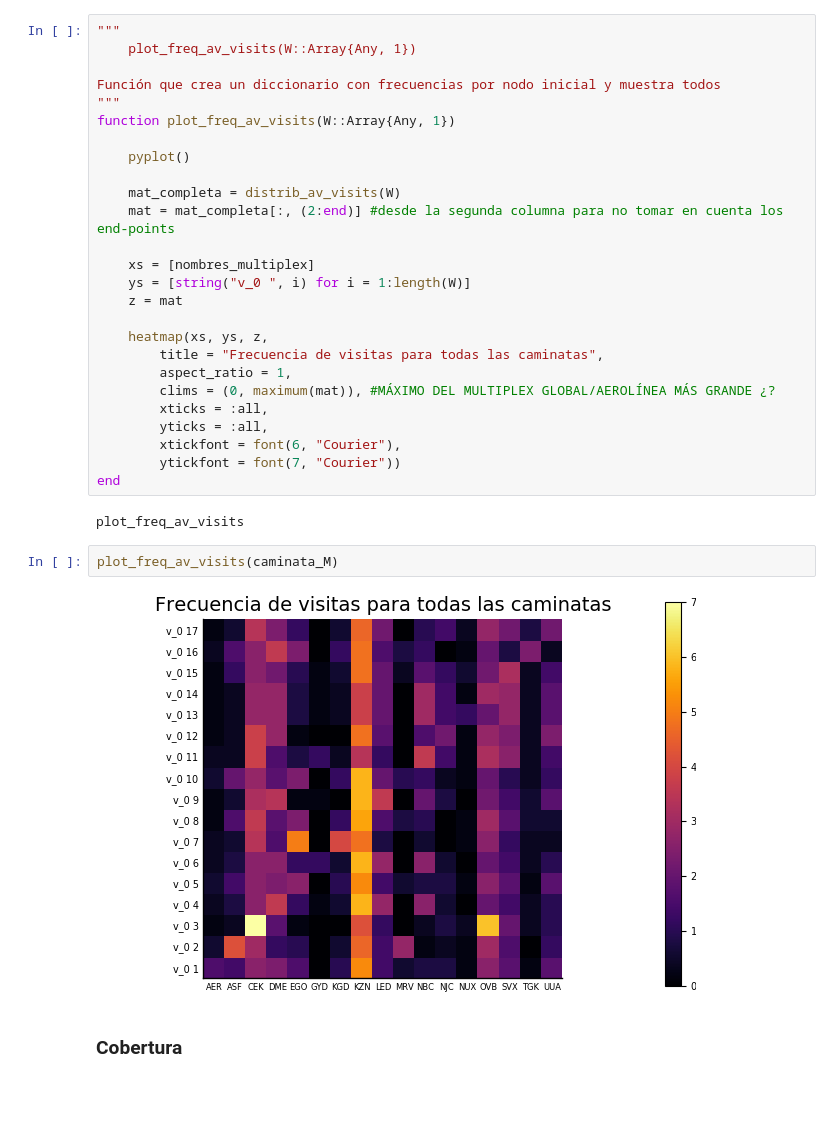
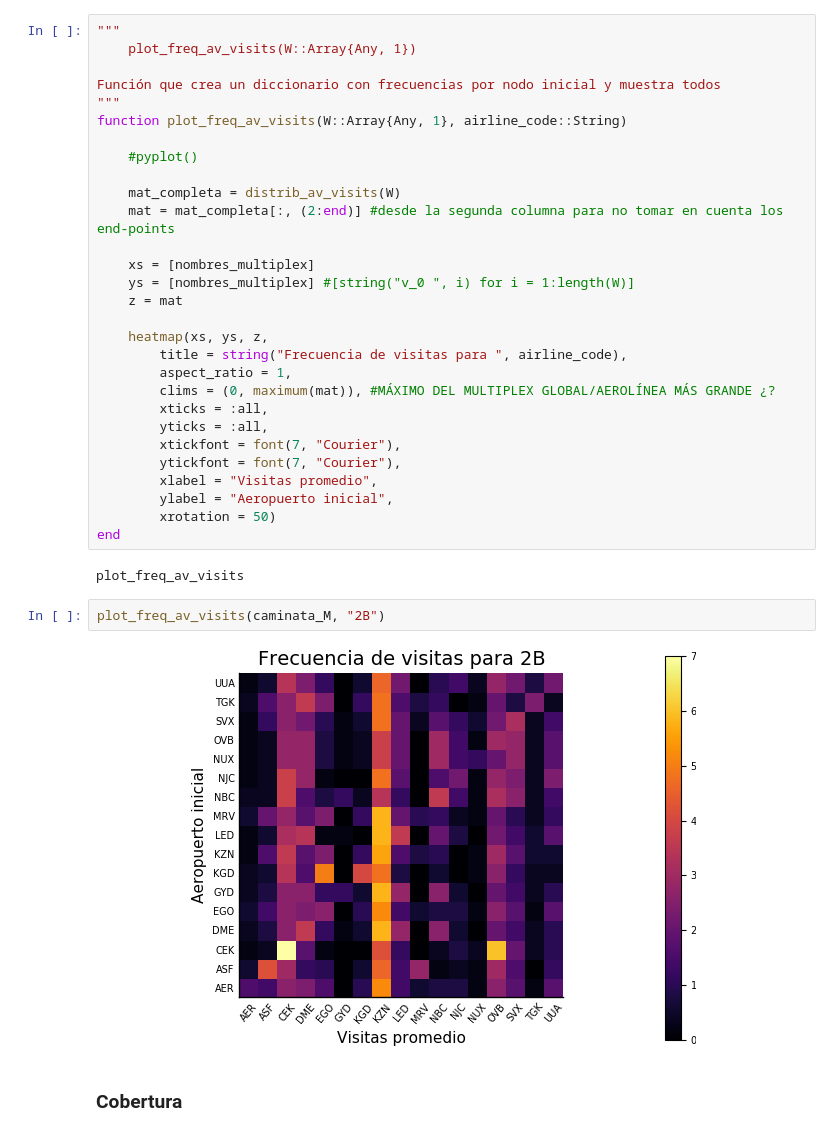
Before and after one commit to Yuriyama/Proyecto_aerolineas, a Jupyter notebook: Code/2B.ipynb, the cells around one changed output. Cells and saved outputs as stored; diff of their text form; blank space fills up the shorter version.

```diff
--- a/Code/2B.ipynb
+++ b/Code/2B.ipynb
@@ -968,32 +973,35 @@ distrib_av_visits
 
 Función que crea un diccionario con frecuencias por nodo inicial y muestra todos
 """
-function plot_freq_av_visits(W::Array{Any, 1})
+function plot_freq_av_visits(W::Array{Any, 1}, airline_code::String)
 
-    pyplot()
+    #pyplot()
 
     mat_completa = distrib_av_visits(W)
     mat = mat_completa[:, (2:end)] #desde la segunda columna para no tomar en cuenta los end-points
 
     xs = [nombres_multiplex]
-    ys = [string("v_0 ", i) for i = 1:length(W)]
+    ys = [nombres_multiplex] #[string("v_0 ", i) for i = 1:length(W)]
     z = mat
 
     heatmap(xs, ys, z,
-        title = "Frecuencia de visitas para todas las caminatas",
+        title = string("Frecuencia de visitas para ", airline_code),
         aspect_ratio = 1,
         clims = (0, maximum(mat)), #MÁXIMO DEL MULTIPLEX GLOBAL/AEROLÍNEA MÁS GRANDE ¿?
         xticks = :all,
         yticks = :all,
-        xtickfont = font(6, "Courier"),
-        ytickfont = font(7, "Courier"))
+        xtickfont = font(7, "Courier"),
+        ytickfont = font(7, "Courier"),
+        xlabel = "Visitas promedio",
+        ylabel = "Aeropuerto inicial",
+        xrotation = 50)
 end
 # %% [output]
 plot_freq_av_visits
 # %%
-plot_freq_av_visits(caminata_M)
+plot_freq_av_visits(caminata_M, "2B")
 # %% [output]
-[figure, old version]
+[figure, new version]
 # %% [markdown]
 ### Cobertura
 # %%
```
Also changed, not shown: parts of 66 cells of this notebook.
